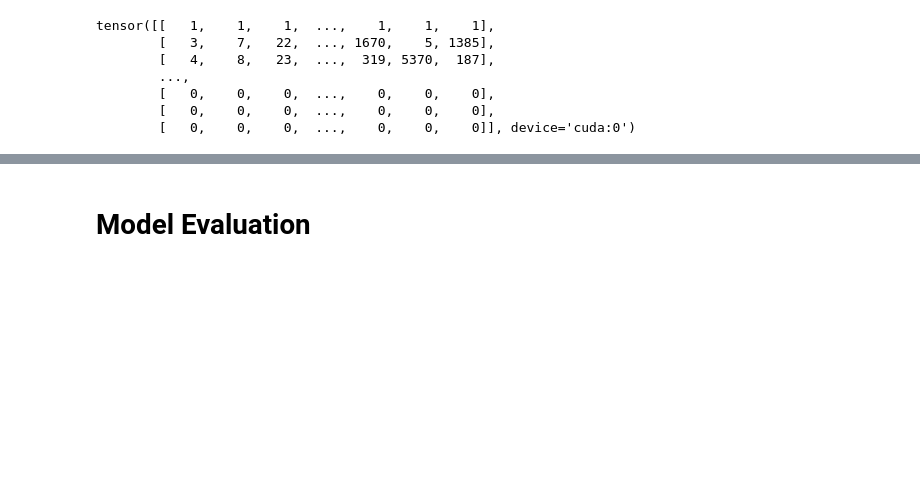
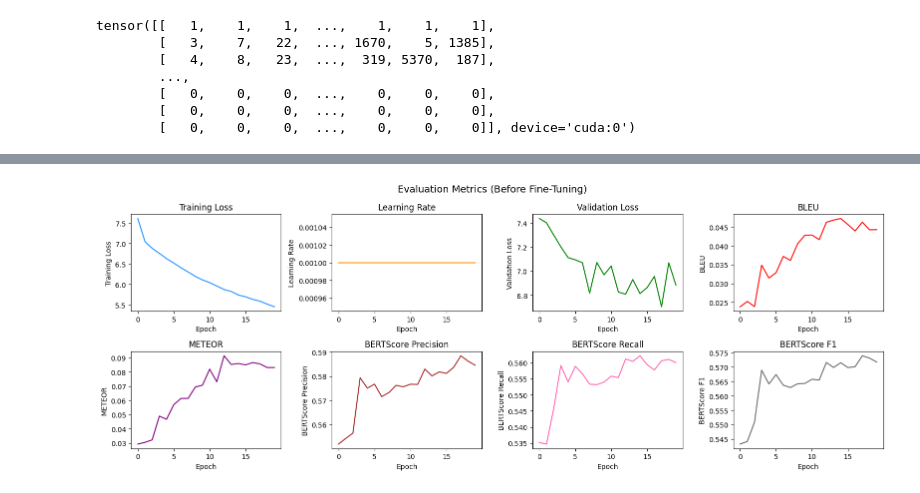
Before and after one commit to t3i8m/Comparative-Study-NMT, a Jupyter notebook: seq-to-seq-test-model/LSTM.ipynb, the cells around one changed output, grey strips where cells are left out. Cells and saved outputs as stored; diff of their text form; code cells hidden in the pictures; blank space fills up the shorter version.

```diff
--- a/seq-to-seq-test-model/LSTM.ipynb
+++ b/seq-to-seq-test-model/LSTM.ipynb
@@ -613,5 +656,33 @@ PR: das ist der und und und und
-# %% [markdown]
-# **Model Evaluation**
+# %%
+import matplotlib.pyplot as plt
+
+fig, axes = plt.subplots(2, 4, figsize=(16, 6))
+axes = axes.flatten()
+
+titles = [
+    "Training Loss", "Learning Rate", "Validation Loss", "BLEU",
+    "METEOR", "BERTScore Precision", "BERTScore Recall", "BERTScore F1"
+]
+keys = [
+    "train_loss", "lr", "val_loss", "bleu",
+    "meteor", "bert_precision", "bert_recall", "bert_f1"
+]
+colors = [
+    "dodgerblue", "darkorange", "green", "red",
+    "purple", "brown", "hotpink", "dimgray"
+]
+
+for i, (title, key, color) in enumerate(zip(titles, keys, colors)):
+    axes[i].plot(metrics_log[key], color=color)
+    axes[i].set_title(title)
+    axes[i].set_xlabel("Epoch")
+    axes[i].set_ylabel(title)
+
+plt.suptitle("Evaluation Metrics (Before Fine-Tuning)", fontsize=14)
+plt.tight_layout()
+plt.show()
+# %% [output]
+[figure, added]
 # %%
 eval_samples = [
     ("Climate change is the greatest challenge of our generation, and we must act now to protect our future.",
```
Also changed, not shown: parts of 22 cells of this notebook.
